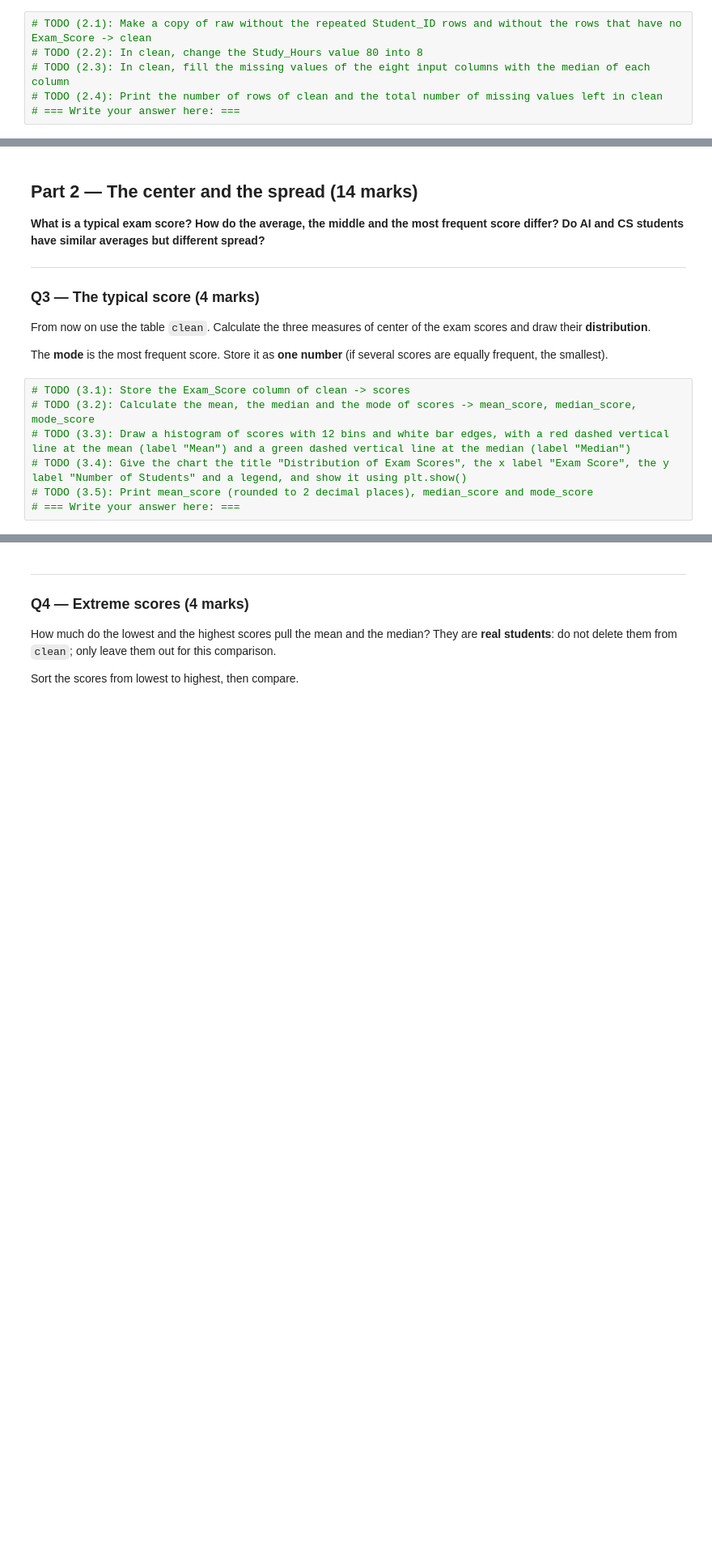
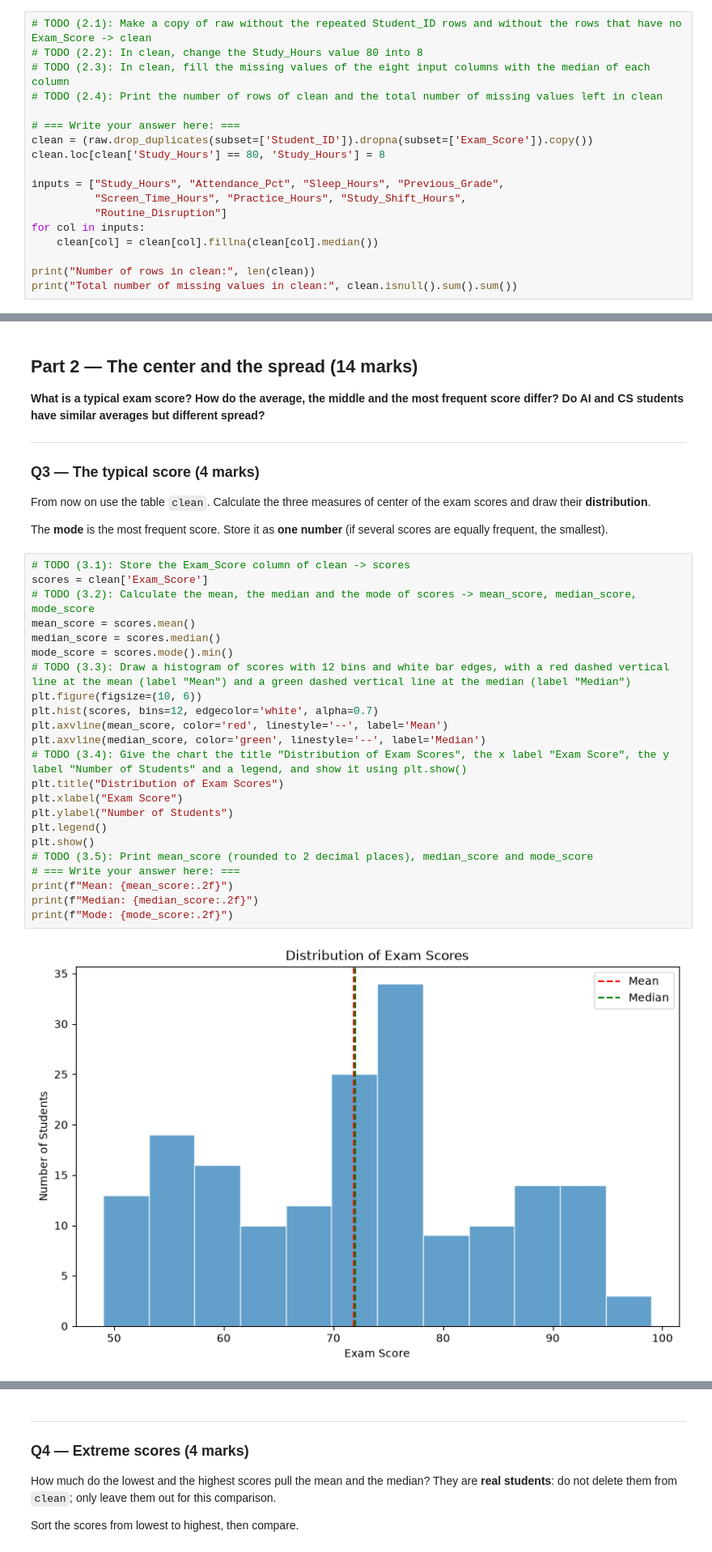
Before and after one commit to Abdullah-AlShamsi/Data-Analysis-and-Visualization, a Jupyter notebook: lab5_mini_project4/MiniProject4_B1_StudentID.ipynb, the cells around one changed output, grey strips where cells are left out. Shown at 81% size. Saved outputs shown, nothing was run; the diff lists cells and outputs as text; blank space fills up the shorter version.

```diff
--- a/lab5_mini_project4/MiniProject4_B1_StudentID.ipynb
+++ b/lab5_mini_project4/MiniProject4_B1_StudentID.ipynb
@@ -114,4 +114,16 @@ This project uses the following cleaning policy. Follow the steps **in this orde
 # TODO (2.2): In clean, change the Study_Hours value 80 into 8
 # TODO (2.3): In clean, fill the missing values of the eight input columns with the median of each column
 # TODO (2.4): Print the number of rows of clean and the total number of missing values left in clean
+
 # === Write your answer here: ===
+clean = (raw.drop_duplicates(subset=['Student_ID']).dropna(subset=['Exam_Score']).copy())
+clean.loc[clean['Study_Hours'] == 80, 'Study_Hours'] = 8
+
+inputs = ["Study_Hours", "Attendance_Pct", "Sleep_Hours", "Previous_Grade",
+          "Screen_Time_Hours", "Practice_Hours", "Study_Shift_Hours",
+          "Routine_Disruption"]
+for col in inputs:
+    clean[col] = clean[col].fillna(clean[col].median())
+
+print("Number of rows in clean:", len(clean))
+print("Total number of missing values in clean:", clean.isnull().sum().sum())
@@ -129,8 +144,26 @@ From now on use the table `clean`. Calculate the three measures of center of the
 The **mode** is the most frequent score. Store it as **one number** (if several scores are equally frequent, the smallest).
 # %%
 # TODO (3.1): Store the Exam_Score column of clean -> scores
+scores = clean['Exam_Score']
 # TODO (3.2): Calculate the mean, the median and the mode of scores -> mean_score, median_score, mode_score
+mean_score = scores.mean()
+median_score = scores.median()
+mode_score = scores.mode().min()
 # TODO (3.3): Draw a histogram of scores with 12 bins and white bar edges, with a red dashed vertical line at the mean (label "Mean") and a green dashed vertical line at the median (label "Median")
+plt.figure(figsize=(10, 6))
+plt.hist(scores, bins=12, edgecolor='white', alpha=0.7)
+plt.axvline(mean_score, color='red', linestyle='--', label='Mean')
+plt.axvline(median_score, color='green', linestyle='--', label='Median')
 # TODO (3.4): Give the chart the title "Distribution of Exam Scores", the x label "Exam Score", the y label "Number of Students" and a legend, and show it using plt.show()
+plt.title("Distribution of Exam Scores")
+plt.xlabel("Exam Score")
+plt.ylabel("Number of Students")
+plt.legend()
+plt.show()
 # TODO (3.5): Print mean_score (rounded to 2 decimal places), median_score and mode_score
 # === Write your answer here: ===
+print(f"Mean: {mean_score:.2f}")
+print(f"Median: {median_score:.2f}")
+print(f"Mode: {mode_score:.2f}")
+# %% [output]
+[figure, added]
```
Also changed, not shown: parts of 4 cells of this notebook.
